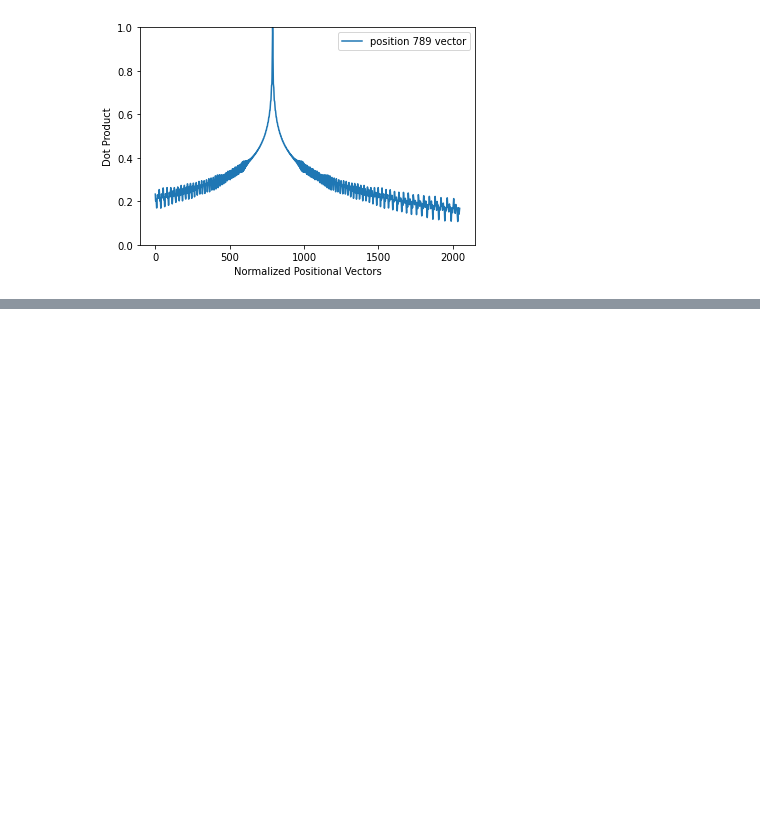
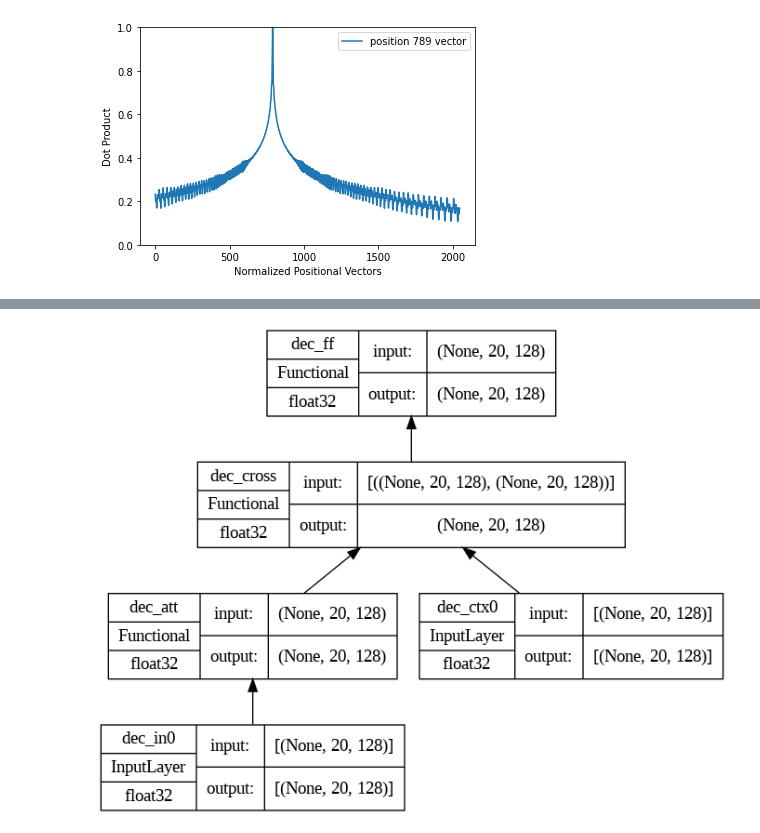
Before and after one commit to Tyler-Pickett/Transformer_with_Attention, a Jupyter notebook: Transformer_with_Attention.ipynb, the cells around one changed output, grey strips where cells are left out. Cells and saved outputs as stored; diff of their text form; code cells hidden in the pictures; blank space fills up the shorter version.

```diff
--- a/Transformer_with_Attention.ipynb
+++ b/Transformer_with_Attention.ipynb
@@ -504,0 +581,41 @@ tf.keras.utils.plot_model(model, "self_attention.png",
+# %%
+# building block functions from lesson 6
+# from lesson 6 import self_attention, cross_attention, feed_forward
+
+def decoder(input_shape, key_dim, ff_dim, dropout=0.1, prefix="dec", **kwargs):
+  """
+  One decoder unit. Input and output are the same shape, so we can
+  daisy chain multiple decoder units into one larger decoder. The context
+  vector is also assumed to be the same shape.
+  """
+
+  inputs = tf.keras.layers.Input(shape=input_shape, dtype='float32',
+                                 name=f"{prefix}_in0")
+  context = tf.keras.layers.Input(shape=input_shape, dtype='float32',
+                                  name=f"{prefix}_ctx0")
+
+  attmodel = self_attention(input_shape, key_dim=key_dim, mask=True,
+                            prefix=prefix, **kwargs)
+  crossmodel = cross_attention(input_shape, input_shape, key_dim=key_dim,
+                               prefix=prefix, **kwargs)
+  ffmodel = feed_forward(input_shape, key_dim, ff_dim, dropout, prefix)
+
+  x = attmodel(inputs)
+  x = crossmodel([(context, x)])
+  output = ffmodel(x)
+
+  model = tf.keras.Model(inputs=[(inputs, context)], outputs=output, name=prefix)
+  return model
+
+seq_length = 20
+key_dim = 128
+ff_dim = 512
+num_heads = 8
+
+model = decoder(input_shape=(seq_length, key_dim), key_dim=key_dim, ff_dim=ff_dim,
+                num_heads=num_heads)
+tf.keras.utils.plot_model(model, "decoder.png",
+                          show_shapes=True, show_dtype=True, show_layer_names=True,
+                          rankdir="BT", show_layer_activations=True)
+# %% [output]
+[figure, added]
```
Also changed, not shown: parts of 14 cells of this notebook.
